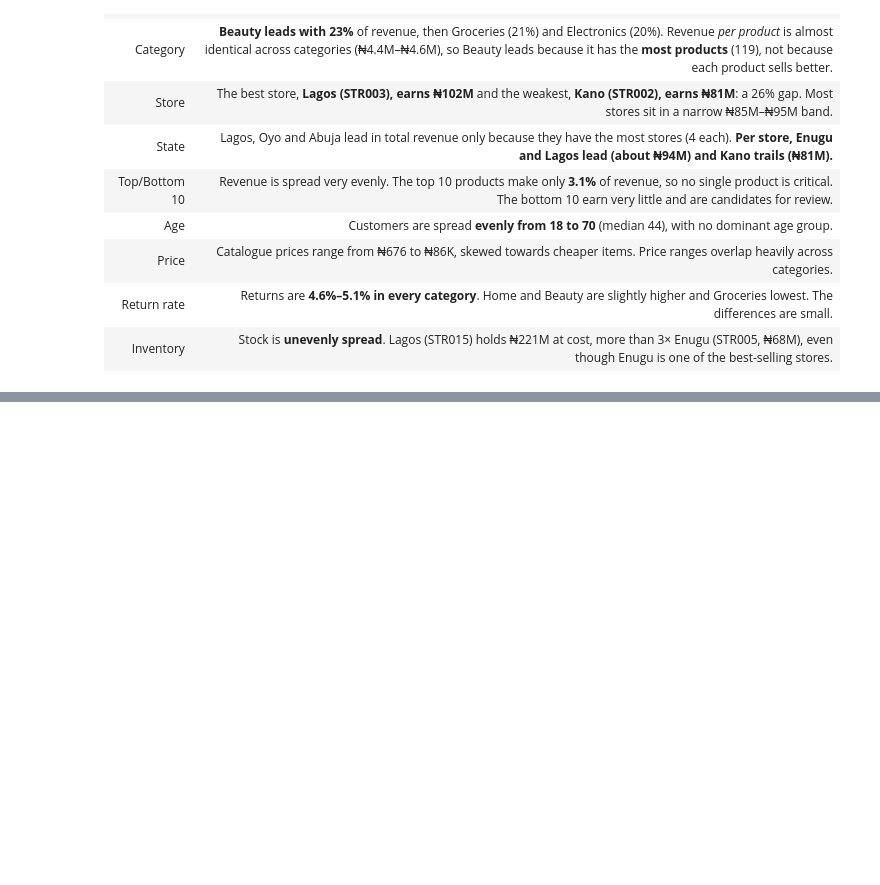
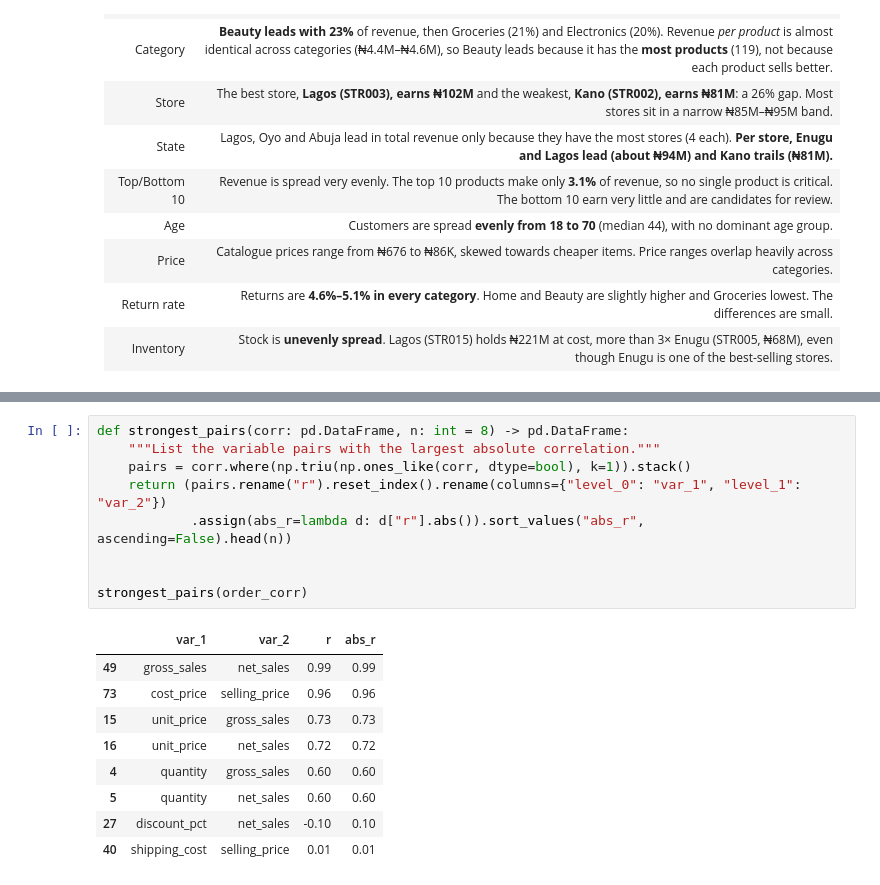
Before and after one commit to Mo-lemi/AnalystLab-Africa-Data-Science, a Jupyter notebook: Week1_DataScience_Project/Week1_EDA.ipynb, the cells around one changed output, grey strips where cells are left out. Drawn from its saved outputs; the diff is of its cells as text; blank space fills up the shorter version.

```diff
--- a/Week1_DataScience_Project/Week1_EDA.ipynb
+++ b/Week1_DataScience_Project/Week1_EDA.ipynb
@@ -1109,0 +1135,19 @@ inv_store.sort_values("stock_value", ascending=False).head()
+# %%
+def strongest_pairs(corr: pd.DataFrame, n: int = 8) -> pd.DataFrame:
+    """List the variable pairs with the largest absolute correlation."""
+    pairs = corr.where(np.triu(np.ones_like(corr, dtype=bool), k=1)).stack()
+    return (pairs.rename("r").reset_index().rename(columns={"level_0": "var_1", "level_1": "var_2"})
+            .assign(abs_r=lambda d: d["r"].abs()).sort_values("abs_r", ascending=False).head(n))
+
+
+strongest_pairs(order_corr)
+# %% [output]
+|  | var_1 | var_2 | r | abs_r |
+| 49 | gross_sales | net_sales | 0.99 | 0.99 |
+| 73 | cost_price | selling_price | 0.96 | 0.96 |
+| 15 | unit_price | gross_sales | 0.73 | 0.73 |
+| 16 | unit_price | net_sales | 0.72 | 0.72 |
+| 4 | quantity | gross_sales | 0.60 | 0.60 |
+| 5 | quantity | net_sales | 0.60 | 0.60 |
+| 27 | discount_pct | net_sales | -0.10 | 0.10 |
+| 40 | shipping_cost | selling_price | 0.01 | 0.01 |
```
Also changed, not shown: parts of 7 cells of this notebook, 3 other files.
